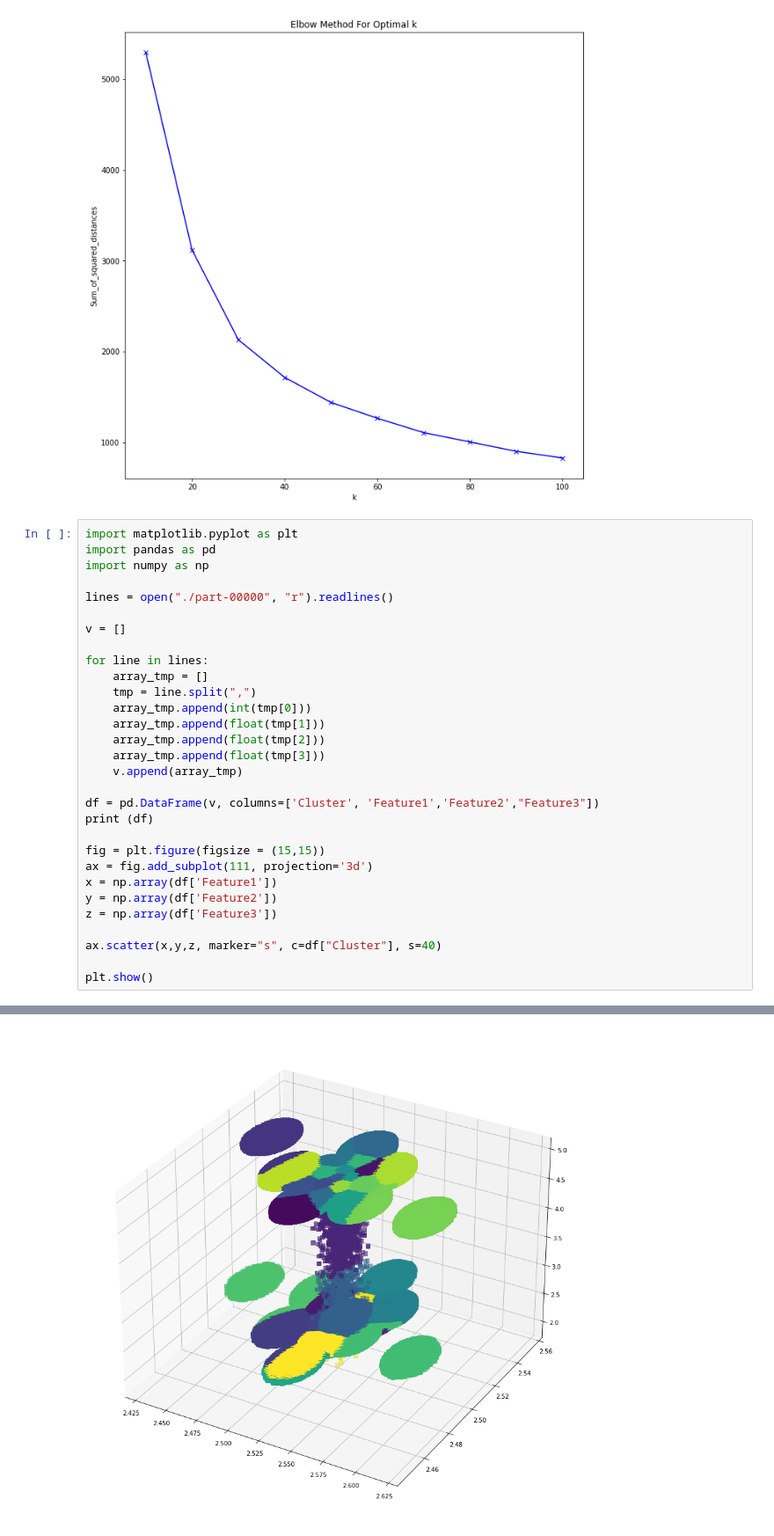
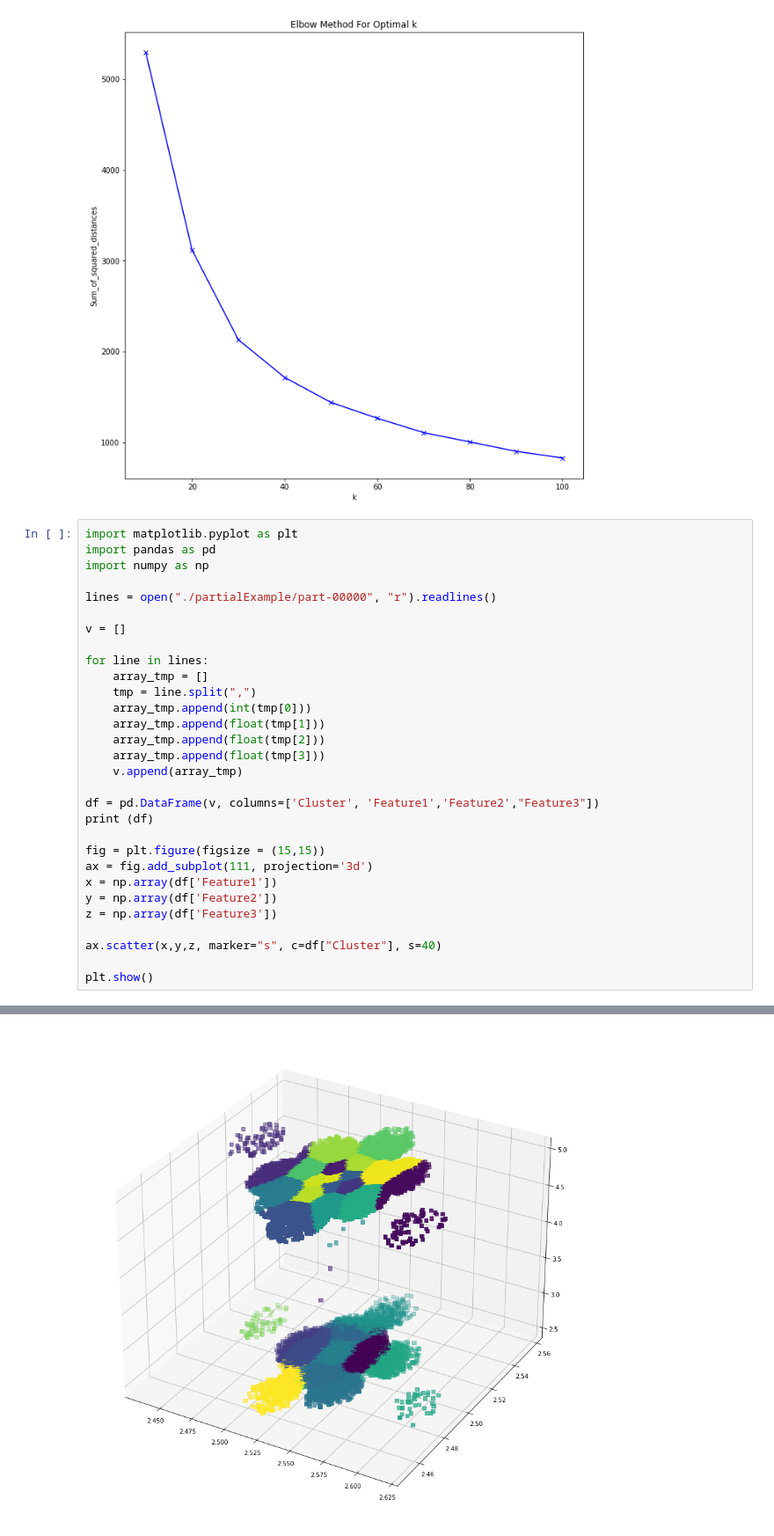
Before and after one commit to lauraventrice/BDA, a Jupyter notebook: Exercise3/graphProblem2.ipynb, the cells around one changed output, grey strips where cells are left out. Shown at 88% size. Drawn from its saved outputs; the diff is of its cells as text.

Commit message:
Fixed python and images

```diff
--- a/Exercise3/graphProblem2.ipynb
+++ b/Exercise3/graphProblem2.ipynb
@@ -24,7 +24,7 @@ import matplotlib.pyplot as plt
 import pandas as pd
 import numpy as np
 
-lines = open("./part-00000", "r").readlines()
+lines = open("./partialExample/part-00000", "r").readlines()
 
 v = []
 
@@ -67 +67 @@ plt.show()
-[figure, old version]
+[figure, new version]
```
Also changed, not shown: parts of 2 cells of this notebook, 2 other files.
